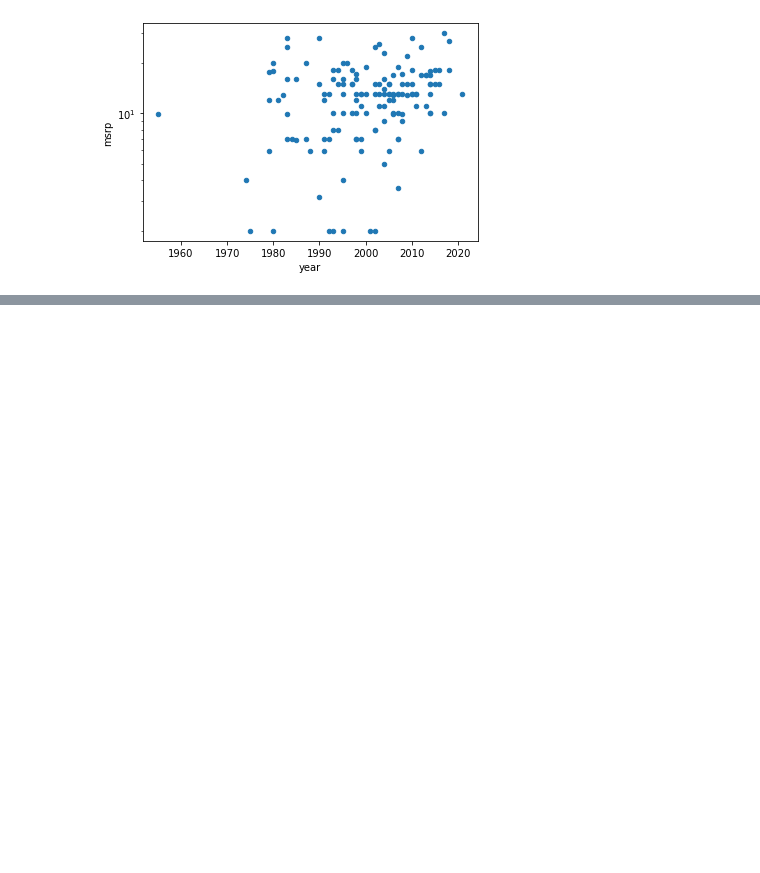
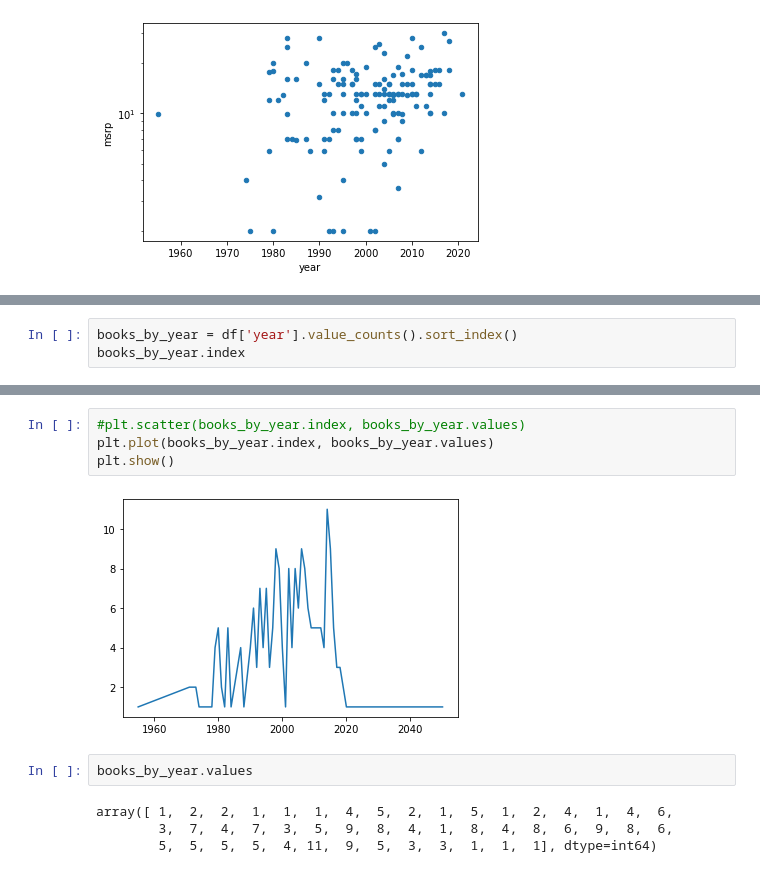
Before and after one commit to kayavila/IS445-Final-StorybookBibles, a Jupyter notebook: dataset-exploration/IS445-Final Project Pt1 - Kay Avila.ipynb, the cells around one changed output, grey strips where cells are left out. Drawn from its saved outputs; the diff is of its cells as text; blank space fills up the shorter version.

```diff
--- a/dataset-exploration/IS445-Final Project Pt1 - Kay Avila.ipynb
+++ b/dataset-exploration/IS445-Final Project Pt1 - Kay Avila.ipynb
@@ -176,0 +245,3 @@ df.plot.scatter(x='year', y='msrp', logy=True)
+# %%
+books_by_year = df['year'].value_counts().sort_index()
+books_by_year.index
@@ -176,0 +262,12 @@ df.plot.scatter(x='year', y='msrp', logy=True)
+# %%
+#plt.scatter(books_by_year.index, books_by_year.values)
+plt.plot(books_by_year.index, books_by_year.values)
+plt.show()
+# %% [output]
+[figure, added]
+# %%
+books_by_year.values
+# %% [output]
+array([ 1,  2,  2,  1,  1,  1,  4,  5,  2,  1,  5,  1,  2,  4,  1,  4,  6,
+        3,  7,  4,  7,  3,  5,  9,  8,  4,  1,  8,  4,  8,  6,  9,  8,  6,
+        5,  5,  5,  5,  4, 11,  9,  5,  3,  3,  1,  1,  1], dtype=int64)
```
Also changed, not shown: parts of 10 cells of this notebook.
